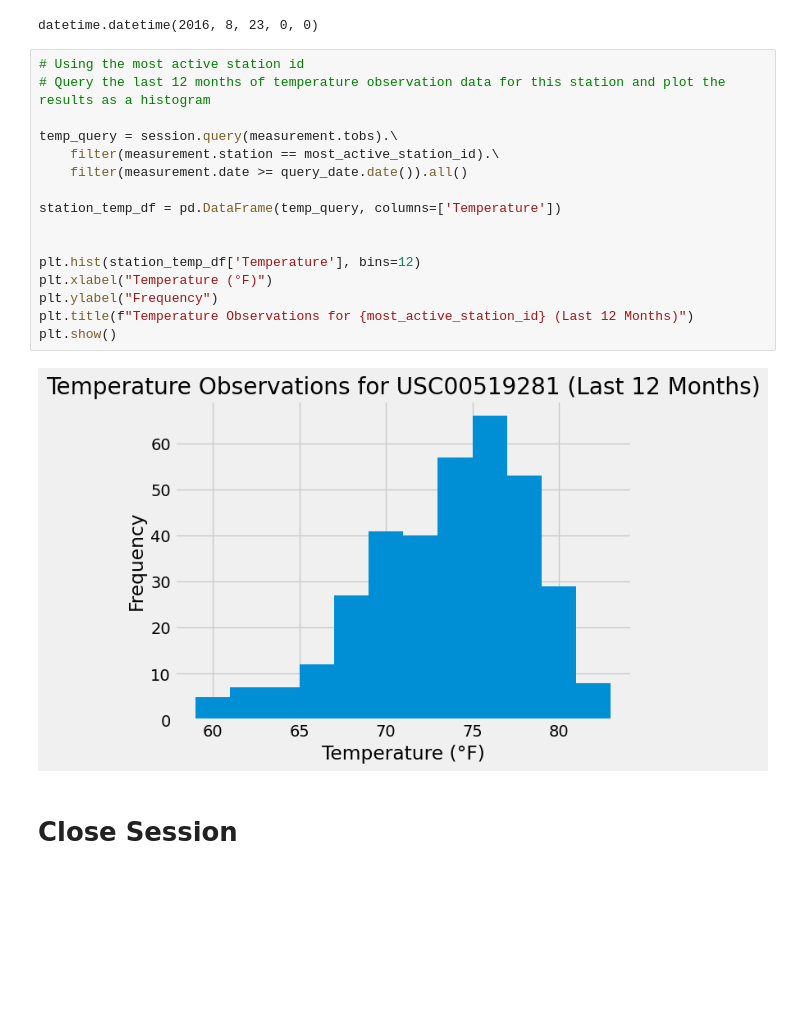
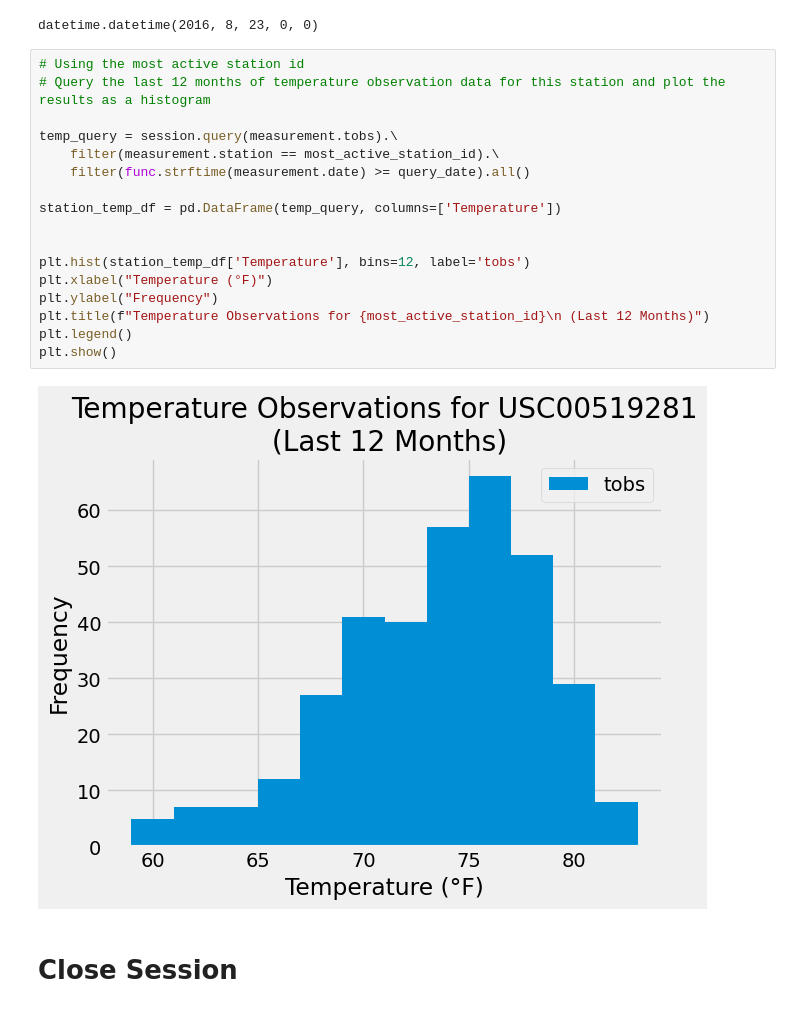
Before and after one commit to BookHaven12/weather-analysis-SQL-flask-api, a Jupyter notebook: SurfsUp/climate.ipynb, the cells around one changed output. Saved outputs shown, nothing was run; the diff lists cells and outputs as text; blank space fills up the shorter version.

Commit message:
updated query codes

```diff
--- a/SurfsUp/climate.ipynb
+++ b/SurfsUp/climate.ipynb
@@ -167,21 +167,22 @@ datetime.datetime(2016, 8, 23, 0, 0)
 # %%
 # Using the most active station id
 # Query the last 12 months of temperature observation data for this station and plot the results as a histogram
 
 temp_query = session.query(measurement.tobs).\
     filter(measurement.station == most_active_station_id).\
-    filter(measurement.date >= query_date.date()).all()
+    filter(func.strftime(measurement.date) >= query_date).all()
 
 station_temp_df = pd.DataFrame(temp_query, columns=['Temperature'])
 
 
-plt.hist(station_temp_df['Temperature'], bins=12)
+plt.hist(station_temp_df['Temperature'], bins=12, label='tobs')
 plt.xlabel("Temperature (°F)")
 plt.ylabel("Frequency")
-plt.title(f"Temperature Observations for {most_active_station_id} (Last 12 Months)")
+plt.title(f"Temperature Observations for {most_active_station_id}\n (Last 12 Months)")
+plt.legend()
 plt.show()
 # %% [output]
-[figure, old version]
+[figure, new version]
 # %% [markdown]
 # Close Session
 # %%
```
Also changed, not shown: parts of 1 cell of this notebook.
